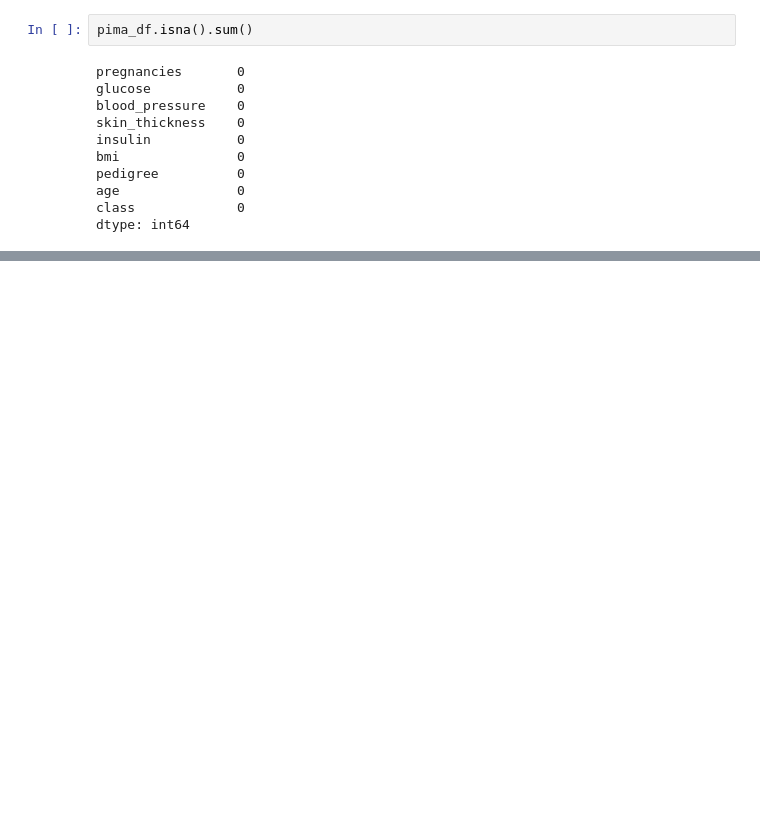
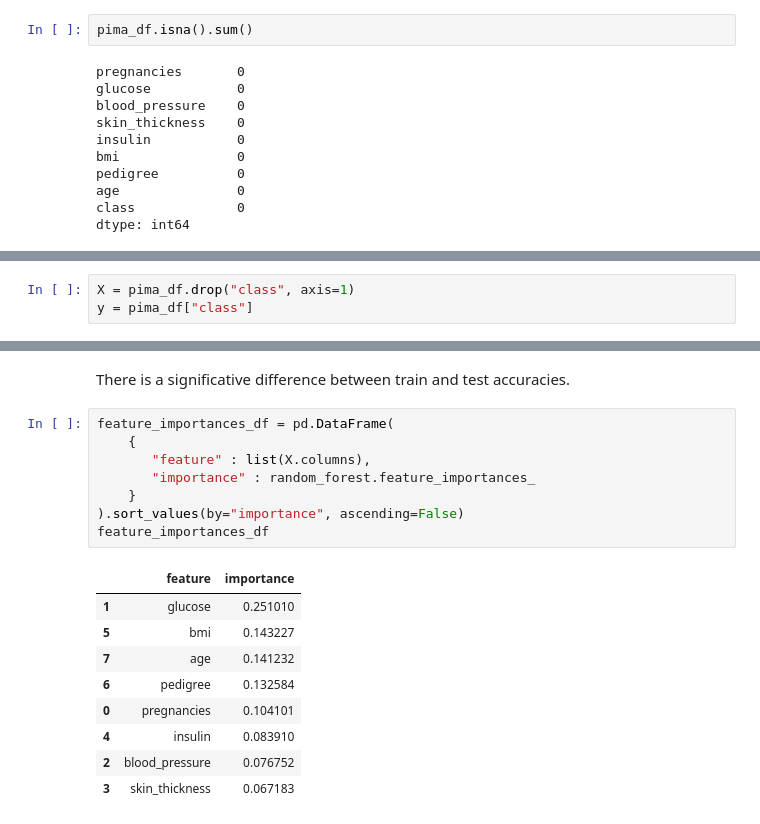
Before and after one commit to fenilenvinileno97/decision_trees, a Jupyter notebook: 3-random_forest.ipynb, the cells around one changed output, grey strips where cells are left out. Drawn from its saved outputs; the diff is of its cells as text; blank space fills up the shorter version.

```diff
--- a/3-random_forest.ipynb
+++ b/3-random_forest.ipynb
@@ -67,0 +89,3 @@ dtype: int64
+# %%
+X = pima_df.drop("class", axis=1)
+y = pima_df["class"]
@@ -67,0 +118,20 @@ dtype: int64
+# %% [markdown]
+There is a significative difference between train and test accuracies.
+# %%
+feature_importances_df = pd.DataFrame(
+    {
+       "feature" : list(X.columns),
+       "importance" : random_forest.feature_importances_
+    }
+).sort_values(by="importance", ascending=False)
+feature_importances_df
+# %% [output]
+|  | feature | importance |
+| 1 | glucose | 0.251010 |
+| 5 | bmi | 0.143227 |
+| 7 | age | 0.141232 |
+| 6 | pedigree | 0.132584 |
+| 0 | pregnancies | 0.104101 |
+| 4 | insulin | 0.083910 |
+| 2 | blood_pressure | 0.076752 |
+| 3 | skin_thickness | 0.067183 |
```
Also changed, not shown: parts of 13 cells of this notebook, 4 other files.
